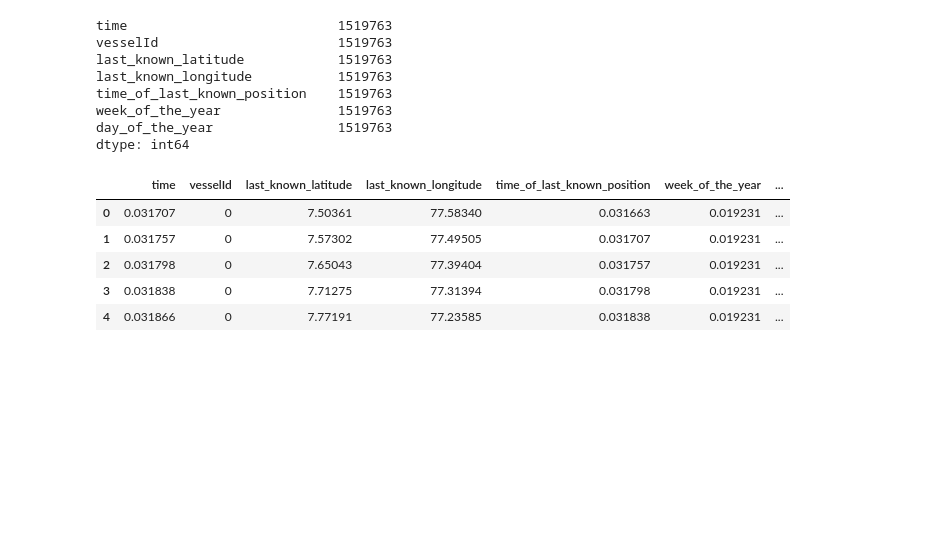
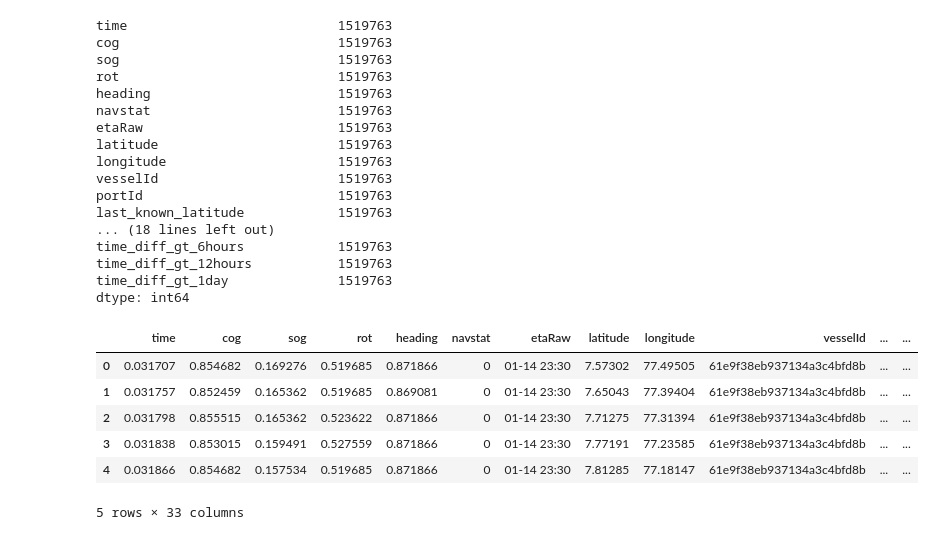
Before and after one commit to javanster/AIS-Vessel-Trajectory-Prediction, a Jupyter notebook: data_preprocessing.ipynb, the cells around one changed output. Cells and saved outputs as stored; diff of their text form; code cells hidden in the pictures; blank space fills up the shorter version.

```diff
--- a/data_preprocessing.ipynb
+++ b/data_preprocessing.ipynb
@@ -171,25 +261,25 @@ Number of NaN values: 0
 # %%
 # Interpolation of default rot values and normalization
 
-train_X['rot'] = train_X['rot'].replace(128, pd.NA)
+train_df['rot'] = train_df['rot'].replace(128, pd.NA)
 
-train_X['rot'] = pd.to_numeric(train_X['rot'], errors='coerce')
+train_df['rot'] = pd.to_numeric(train_df['rot'], errors='coerce')
 
-train_X['rot'] = train_X['rot'].interpolate(method='linear')
+train_df['rot'] = train_df['rot'].interpolate(method='linear')
 
-train_X['rot'] = train_X['rot'].ffill()
-train_X['rot'] = train_X['rot'].bfill()
+train_df['rot'] = train_df['rot'].ffill()
+train_df['rot'] = train_df['rot'].bfill()
 
-print("Max ROT value:", train_X['rot'].max())
-print("Min ROT value:", train_X['rot'].min())
-print("Number of NaN values:", train_X['rot'].isna().sum())
+print("Max ROT value:", train_df['rot'].max())
+print("Min ROT value:", train_df['rot'].min())
+print("Number of NaN values:", train_df['rot'].isna().sum())
 
 min_rot_value = -127
 max_rot_value = 127
 
-train_X['rot'] = (train_X['rot'] - min_rot_value) / (max_rot_value - min_rot_value)
+train_df['rot'] = (train_df['rot'] - min_rot_value) / (max_rot_value - min_rot_value)
 
-train_X.tail()
+train_df.tail()
 # %% [output]
 Max ROT value: 127.0
 Min ROT value: -127.0
@@ -203,22 +294,22 @@ Number of NaN values: 0
 # %%
 # Interpolation of default heading values and normalization
 
-train_X['heading'] = train_X['heading'].replace([511, 483], pd.NA)
+train_df['heading'] = train_df['heading'].replace([511, 483], pd.NA)
 
-train_X['heading'] = pd.to_numeric(train_X['heading'], errors='coerce')
+train_df['heading'] = pd.to_numeric(train_df['heading'], errors='coerce')
 
-train_X['heading'] = train_X['heading'].interpolate(method='linear')
+train_df['heading'] = train_df['heading'].interpolate(method='linear')
 
-train_X['heading'] = train_X['heading'].ffill()
-train_X['heading'] = train_X['heading'].bfill()
+train_df['heading'] = train_df['heading'].ffill()
+train_df['heading'] = train_df['heading'].bfill()
 
-print("Max heading value:", train_X['heading'].max())
-print("Min heading value:", train_X['heading'].min())
-print("Number of NaN values:", train_X['heading'].isna().sum())
+print("Max heading value:", train_df['heading'].max())
+print("Min heading value:", train_df['heading'].min())
+print("Number of NaN values:", train_df['heading'].isna().sum())
 
-train_X['heading'] = train_X['heading'] / 359
+train_df['heading'] = train_df['heading'] / 359
 
-train_X.tail()
+train_df.tail()
 # %% [output]
 Max heading value: 359.0
 Min heading value: 0.0
@@ -252,19 +328,29 @@ train_X.head()
 # %%
 
-print(train_X.count())
-train_X.head()
+print(train_df.count())
+train_df.head()
 # %% [output]
 time                           1519763
+cog                            1519763
+sog                            1519763
+rot                            1519763
+heading                        1519763
+navstat                        1519763
+etaRaw                         1519763
+latitude                       1519763
+longitude                      1519763
 vesselId                       1519763
+portId                         1519763
 last_known_latitude            1519763
-last_known_longitude           1519763
-time_of_last_known_position    1519763
-week_of_the_year               1519763
-day_of_the_year                1519763
+... (18 lines left out)
+time_diff_gt_6hours            1519763
+time_diff_gt_12hours           1519763
+time_diff_gt_1day              1519763
 dtype: int64
-|  | time | vesselId | last_known_latitude | last_known_longitude | time_of_last_known_position | week_of_the_year | ... |
-| 0 | 0.031707 | 0 | 7.50361 | 77.58340 | 0.031663 | 0.019231 | ... |
-| 1 | 0.031757 | 0 | 7.57302 | 77.49505 | 0.031707 | 0.019231 | ... |
-| 2 | 0.031798 | 0 | 7.65043 | 77.39404 | 0.031757 | 0.019231 | ... |
-| 3 | 0.031838 | 0 | 7.71275 | 77.31394 | 0.031798 | 0.019231 | ... |
-| 4 | 0.031866 | 0 | 7.77191 | 77.23585 | 0.031838 | 0.019231 | ... |
+|  | time | cog | sog | rot | heading | navstat | etaRaw | latitude | longitude | vesselId | ... | ... |
+| 0 | 0.031707 | 0.854682 | 0.169276 | 0.519685 | 0.871866 | 0 | 01-14 23:30 | 7.57302 | 77.49505 | 61e9f38eb937134a3c4bfd8b | ... | ... |
+| 1 | 0.031757 | 0.852459 | 0.165362 | 0.519685 | 0.869081 | 0 | 01-14 23:30 | 7.65043 | 77.39404 | 61e9f38eb937134a3c4bfd8b | ... | ... |
+| 2 | 0.031798 | 0.855515 | 0.165362 | 0.523622 | 0.871866 | 0 | 01-14 23:30 | 7.71275 | 77.31394 | 61e9f38eb937134a3c4bfd8b | ... | ... |
+| 3 | 0.031838 | 0.853015 | 0.159491 | 0.527559 | 0.871866 | 0 | 01-14 23:30 | 7.77191 | 77.23585 | 61e9f38eb937134a3c4bfd8b | ... | ... |
+| 4 | 0.031866 | 0.854682 | 0.157534 | 0.519685 | 0.871866 | 0 | 01-14 23:30 | 7.81285 | 77.18147 | 61e9f38eb937134a3c4bfd8b | ... | ... |
+5 rows × 33 columns
```
Also changed, not shown: parts of 14 cells of this notebook, 3 other files.
